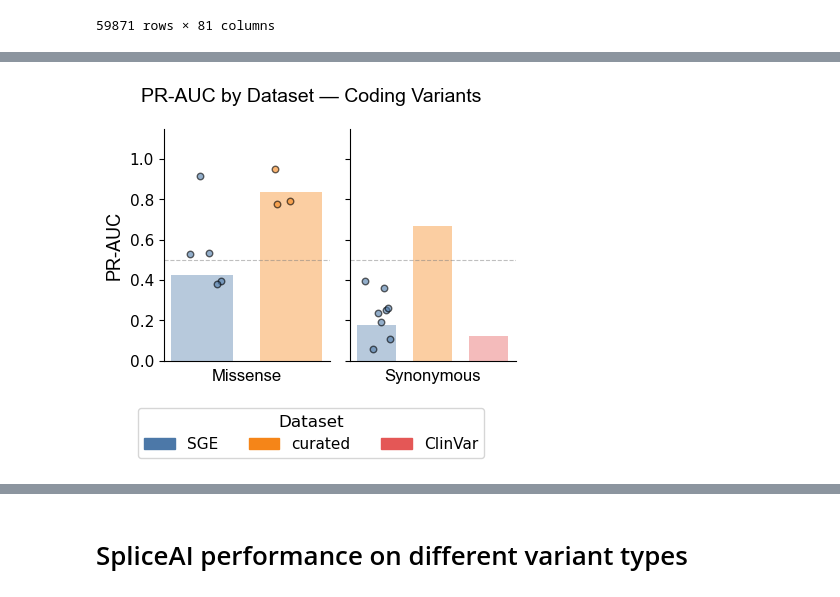
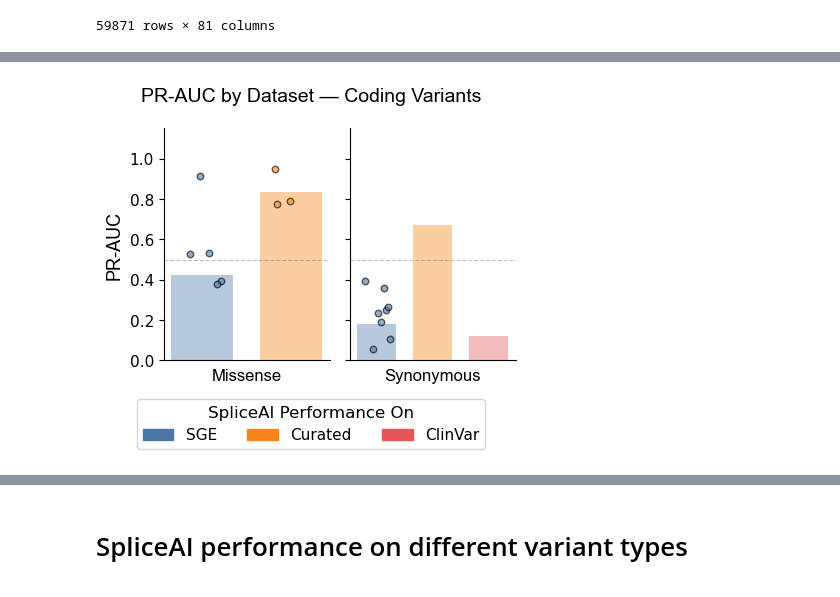
Before and after one commit to ivanw314/PillarProject_CAVA_Analysis, a Jupyter notebook: Notebooks/PP_SpliceAI_Joint_benchmarking.ipynb, the cells around one changed output, grey strips where cells are left out. Drawn from its saved outputs; the diff is of its cells as text; code cells hidden in the pictures.

```diff
--- a/Notebooks/PP_SpliceAI_Joint_benchmarking.ipynb
+++ b/Notebooks/PP_SpliceAI_Joint_benchmarking.ipynb
@@ -609,7 +609,7 @@ def make_pr_curve(
 # %%
 iter_dict = {
     'SGE': {'truth_col': 'auth_reported_func_class', 'pos_label': 'functionally_abnormal', 'neg_label': 'functionally_normal'},
-    'curated': {'truth_col': 'splice_consequence', 'pos_label': 'abnormal', 'neg_label': 'normal'},
+    'Curated': {'truth_col': 'splice_consequence', 'pos_label': 'abnormal', 'neg_label': 'normal'},
     'ClinVar': {'truth_col': 'ClinicalSignificance', 'pos_label': 'PLP', 'neg_label': 'BLB'}
 }
 
@@ -630,7 +630,7 @@ single_consequence_filters = {
 }
 
 dfs = {'SGE': raw_sge_set,
-       'curated': curated_set_remapped,
+       'Curated': curated_set_remapped,
        'ClinVar': clinvar_set_remapped
        }
 
@@ -716,8 +716,8 @@ Optimal threshold: 0.130  | Precision: 0.786  | Recall: 0.790  | F1: 0.788
 # PR-AUC summary: grouped bar chart by consequence and dataset
 CONSEQUENCE_ORDER = [c for c in single_consequence_filters if c != "All"]
 MIN_GENE_N_TOTAL     = 20
-MIN_GENE_N_PER_CLASS = 5
-GENE_COL_MAP = {'SGE': 'Gene', 'curated': 'Gene', 'ClinVar': 'GeneSymbol'}
+MIN_GENE_N_PER_CLASS = 3
+GENE_COL_MAP = {'SGE': 'Gene', 'Curated': 'Gene', 'ClinVar': 'GeneSymbol'}
 
 _dataset_order = list(dfs.keys())
 _PRAUC_COLORS  = {d: c for d, c in zip(_dataset_order, ['#4c78a8', '#f58518', '#e45756', '#72b7b2', '#54a24b', '#eeca3b', '#b279a2', '#ff9da6', '#9d755d', '#bab0ac'])}
@@ -761,7 +761,7 @@ def plot_prauc_bars(agg_df, gene_df, consequence_order, title):
             ax.tick_params(axis='y', labelsize=11)
 
     handles = [plt.Rectangle((0, 0), 1, 1, color=_PRAUC_COLORS[d]) for d in _dataset_order]
-    fig.legend(handles, _dataset_order, title='Dataset',
+    fig.legend(handles, _dataset_order, title='SpliceAI Performance On',
                loc='lower center', ncol=len(_dataset_order),
                bbox_to_anchor=(0.5, -0.075), fontsize=11, title_fontsize=12)
     fig.suptitle(title, fontfamily='Arial', fontsize=14)
@@ -853,7 +853,7 @@ _base = alt.Chart(auc_summary_df).encode(
                           labelFont="Arial", titleFont="Arial")),
     color=alt.Color("Dataset:N", sort=_dataset_order,
                 scale=alt.Scale(range=[_PRAUC_COLORS[d] for d in _dataset_order]),
-                    legend=alt.Legend(title="Dataset", labelFontSize=13, titleFontSize=14,
+                    legend=alt.Legend(title="SpliceAI Performance On", labelFontSize=13, titleFontSize=14,
                                       labelFont="Arial", titleFont="Arial",
                                       orient="bottom", direction="horizontal")),
     tooltip=[
@@ -916,35 +916,35 @@ _base_sub = alt.Chart(CHART_DATA).encode(
     y=alt.Y("PR-AUC:Q", scale=alt.Scale(domain=[0, 1]),
             axis=alt.Axis(title="PR-AUC", labelFontSize=14, titleFontSize=16,
                           labelFont="Arial", titleFont="Arial")),
     color=alt.Color("Dataset:N", sort=_dataset_order,
                 scale=alt.Scale(range=[_PRAUC_COLORS[d] for d in _dataset_order]),
-                    legend=alt.Legend(title="Dataset", labelFontSize=13, titleFontSize=14,
+                    legend=alt.Legend(title="SpliceAI Performance On", labelFontSize=13, titleFontSize=14,
                                       labelFont="Arial", titleFont="Arial",
                                       orient="bottom", direction="horizontal")),
     tooltip=[
         alt.Tooltip("Dataset:N"),
         alt.Tooltip("Consequence:N"),
         alt.Tooltip("PR-AUC:Q", format=".3f", title="PR-AUC"),
         alt.Tooltip("n:Q", title="n"),
     ],
 )
 (
     alt.layer(_base_sub.mark_bar(),
               _base_sub.mark_text(dy=-6, fontSize=10, fontWeight="bold", color="black").encode(
                   text=alt.Text("PR-AUC:Q", format=".2f")))
     .properties(width=80, height=180)
     .facet(column=alt.Column(
         "Consequence:N", sort=CHART_CONSEQUENCES,
         header=alt.Header(title=None, labelFontSize=14, labelFont="Arial",
                           labelOrient="bottom", labelPadding=8),
     ))
     .properties(title=CHART_TITLE)
     .configure_title(font="Arial", fontSize=16)
     .configure_axis(grid=False)
     .configure_view(stroke=None)
 ).display()
 # %% [output]
-[figure, old version]
+[figure, new version]
 [interactive output not drawn]
 # %%
 # PR-AUC summary — non-coding variants only
```
Also changed, not shown: parts of 3 cells of this notebook.
